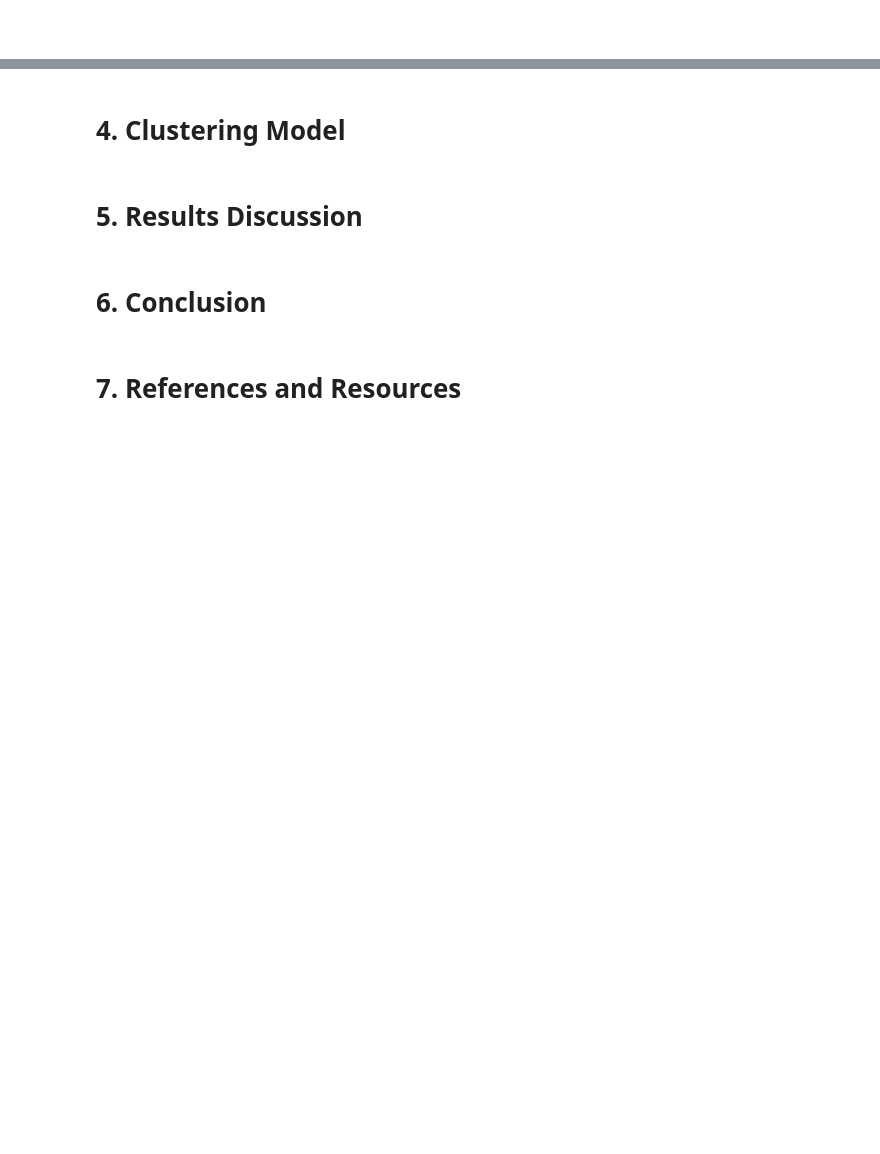
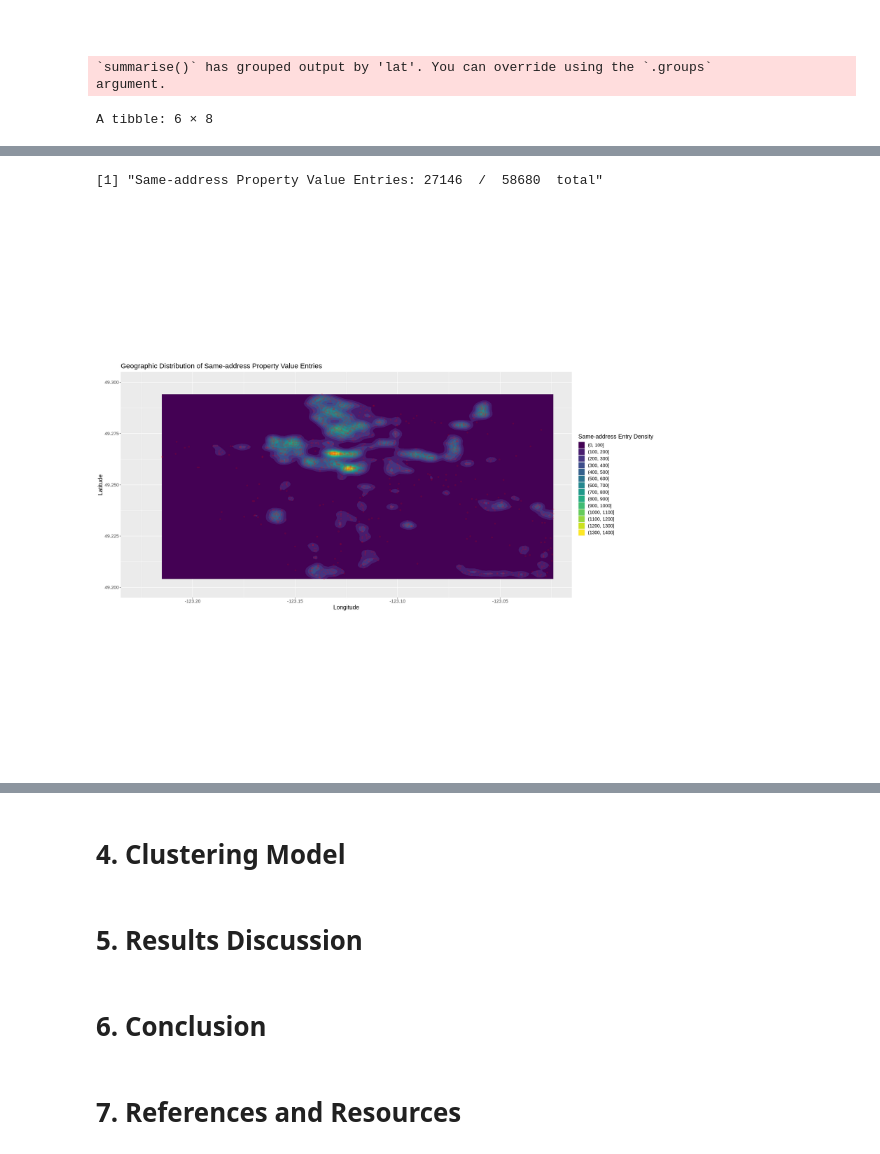
Before and after one commit to halarii/dsci100-2023s1-group-44, a Jupyter notebook: clustering-analysis.ipynb, the cells around one changed output, grey strips where cells are left out. Saved outputs shown, nothing was run; the diff lists cells and outputs as text; code cells hidden in the pictures; blank space fills up the shorter version.

Commit message:
ACTUALLY added the aggregated apartments (last time was a dud)

```diff
--- a/clustering-analysis.ipynb
+++ b/clustering-analysis.ipynb
@@ -265,0 +281,35 @@ elbow_plot
+# %%
+## Address Aggregation
+# Find count of same-address property value entries by location
+
+housing_aggregated <- property_housing_only |>
+                        group_by(lat, long) |>
+                        arrange(long) |>
+                        summarize(AGGREGATE_CURRENT_LAND_VALUE = sum(CURRENT_LAND_VALUE),
+                                  AGGREGATE_IMPROVEMENT_VALUE = sum(CURRENT_IMPROVEMENT_VALUE),
+                                  MEAN_YEAR_BUILT = mean(YEAR_BUILT),
+                                  MEAN_BIG_IMPROVEMENT_YEAR = mean(BIG_IMPROVEMENT_YEAR),
+                                  MEAN_TAX_LEVY = mean(TAX_LEVY),
+                                  SAME_ADDRESS_ENTRIES = n()) |>
+                        as_tibble() #need it to be a tibble (originally a grouped df)
+head(housing_aggregated)
+
+print(paste("Same-address Property Value Entries:", nrow(housing_aggregated), " / ", nrow(property_housing_only), " total"))
+
+# Plot Geographic distribution of Same-Address Property Tax Report Entries
+options(repr.plot.width = 20, repr.plot.height =20)
+property_plot <- housing_aggregated |>
+                filter(SAME_ADDRESS_ENTRIES > 1) |>
+                ggplot(aes(x=long,y=lat, z= SAME_ADDRESS_ENTRIES)) +
+                geom_density_2d_filled(adjust = 1/4) +
+                geom_point(alpha = 0.125, color = "red") +
+                coord_fixed(ratio = 1, xlim = c(-123.225,-123.025), ylim = c(49.20, 49.30), expand = TRUE, clip = "on") +
+                labs(x = "Longitude", y = "Latitude",
+                     fill = "Same-address Entry Density",
+                     title = "Geographic Distribution of Same-address Property Value Entries") +
+                theme(text = element_text(size = 15))
+property_plot
+# %% [output]
+`summarise()` has grouped output by 'lat'. You can override using the `.groups`
+argument.
+A tibble: 6 × 8
@@ -265,0 +324,2 @@ elbow_plot
+[1] "Same-address Property Value Entries: 27146  /  58680  total"
+[figure, added]
```
Also changed, not shown: parts of 8 cells of this notebook.
